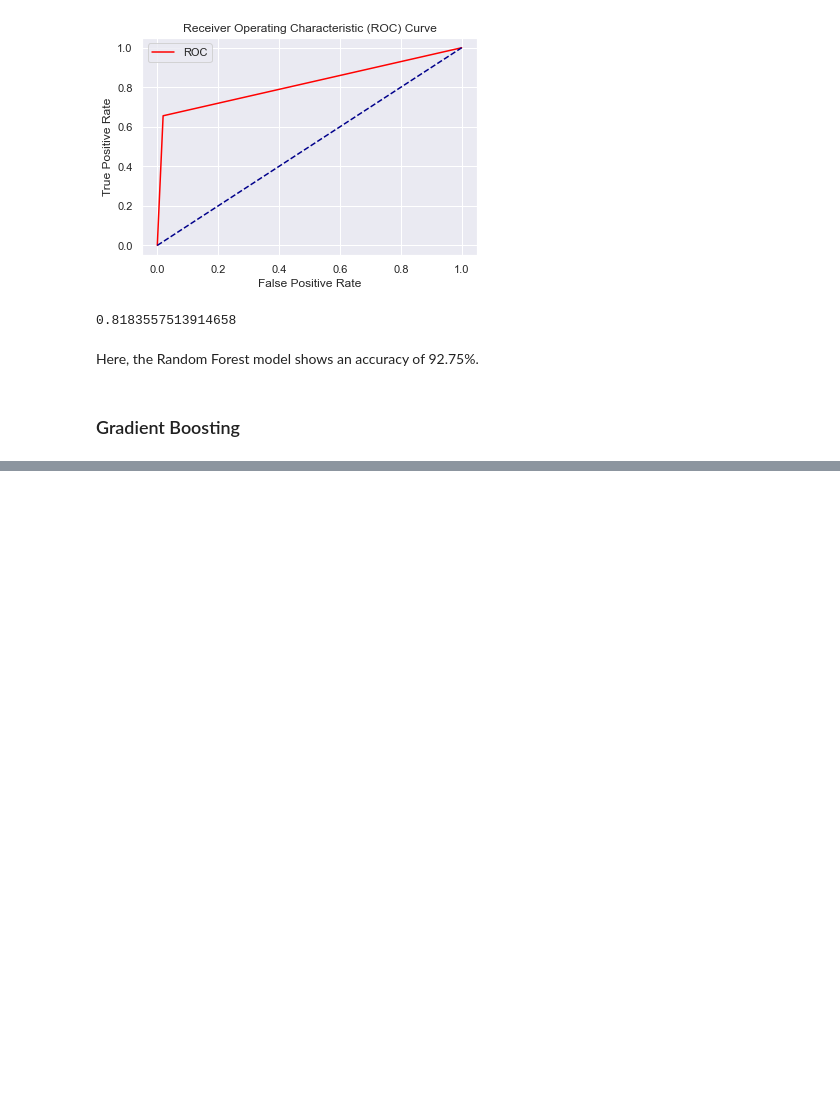
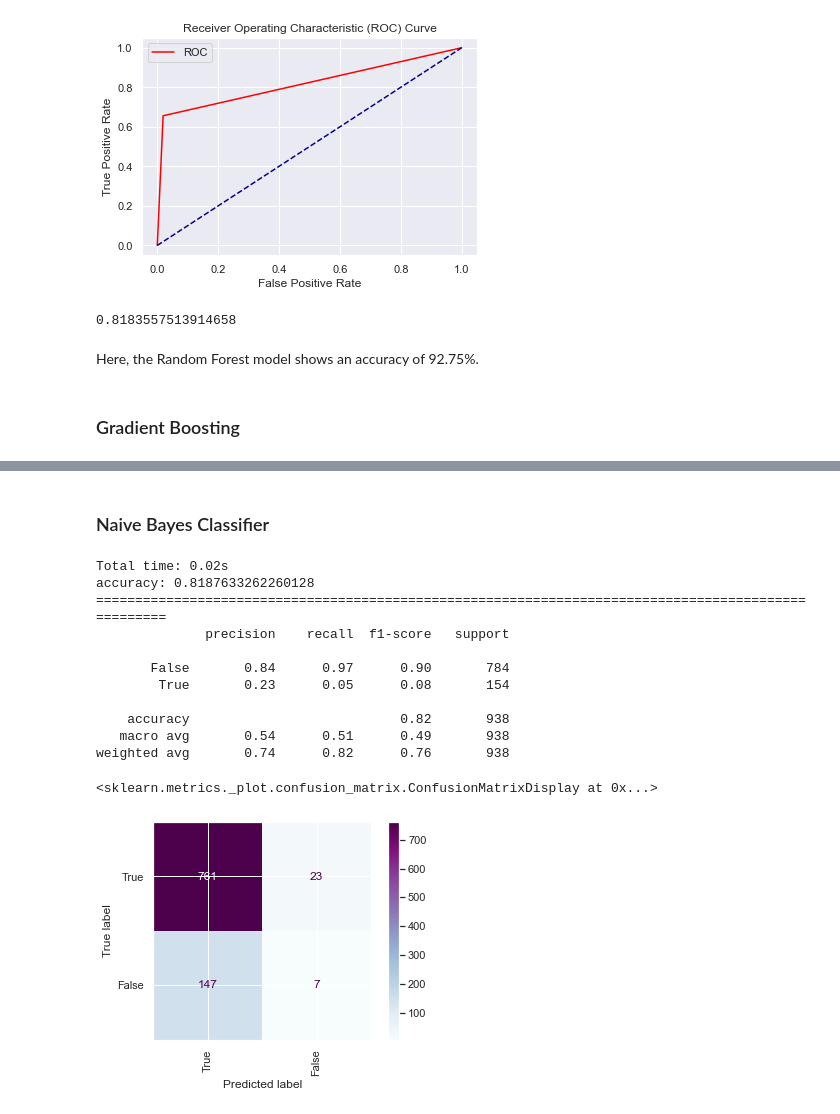
Before and after one commit to joann-balraj/Asteroids-Predicting_Hazardous_or_Not, a Jupyter notebook: Workbook.ipynb, the cells around one changed output, grey strips where cells are left out. Saved outputs shown, nothing was run; the diff lists cells and outputs as text; code cells hidden in the pictures; blank space fills up the shorter version.

Commit message:
Naive Bayes Classifier

```diff
--- a/Workbook.ipynb
+++ b/Workbook.ipynb
@@ -615,0 +619,29 @@ weighted avg       0.94      0.94      0.94       938
+# %% [markdown]
+### Naive Bayes Classifier
+# %%
+# define the model
+nb_model = GaussianNB()
+
+# fit and predict
+st_time = time.time()
+predictions, accuracy, metrics_report, nb_prf = train_test_model(nb_model, train_x, test_x, train_y, test_y, labels)
+en_time = time.time()
+print('Total time: {:.2f}s'.format(en_time-st_time))
+print('accuracy: {}'.format(accuracy))
+print('='*100)
+print(metrics_report)
+plot_confusion_matrix(nb_model, test_x, test_y, display_labels=labels, xticks_rotation='vertical', cmap="BuPu");
+# %% [output]
+Total time: 0.02s
+accuracy: 0.8187633262260128
+====================================================================================================
+              precision    recall  f1-score   support
+
+       False       0.84      0.97      0.90       784
+        True       0.23      0.05      0.08       154
+
+    accuracy                           0.82       938
+   macro avg       0.54      0.51      0.49       938
+weighted avg       0.74      0.82      0.76       938
+<sklearn.metrics._plot.confusion_matrix.ConfusionMatrixDisplay at 0x...>
+[figure, added]
```
Also changed, not shown: parts of 5 cells of this notebook.
